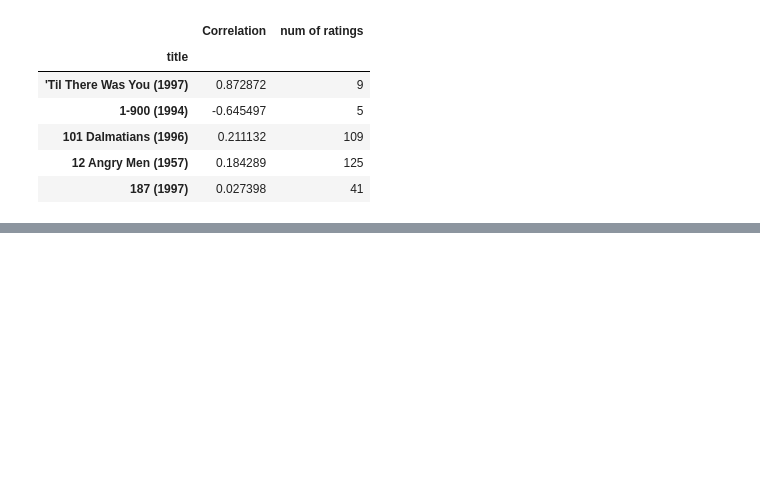
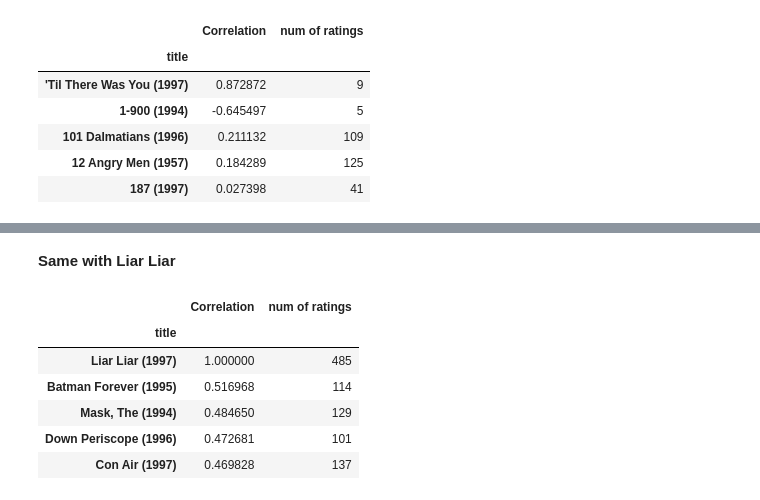
Before and after one commit to SiddheshDaphane/Python-for-data-science-and-machine-learning, a Jupyter notebook: 14. Recommender_System/1. Recommender_System.ipynb, the cells around one changed output, grey strips where cells are left out. Cells and saved outputs as stored; diff of their text form; code cells hidden in the pictures; blank space fills up the shorter version.

```diff
--- a/14. Recommender_System/1. Recommender_System.ipynb
+++ b/14. Recommender_System/1. Recommender_System.ipynb
@@ -261,0 +272,15 @@ corr_startwars.head()
+# %% [markdown]
+**Same with Liar Liar**
+# %%
+corr_lairlair = pd.DataFrame(similar_to_liarliar, columns=['Correlation'])
+corr_lairlair.dropna(inplace=True)
+corr_lairlair = corr_lairlair.join(ratings['num of ratings'])
+corr_lairlair[corr_lairlair['num of ratings']>100].sort_values('Correlation',ascending=False).head()
+# %% [output]
+|  | Correlation | num of ratings |
+| title |  |  |
+| Liar Liar (1997) | 1.000000 | 485 |
+| Batman Forever (1995) | 0.516968 | 114 |
+| Mask, The (1994) | 0.484650 | 129 |
+| Down Periscope (1996) | 0.472681 | 101 |
+| Con Air (1997) | 0.469828 | 137 |
```
Also changed, not shown: parts of 1 cell of this notebook.
